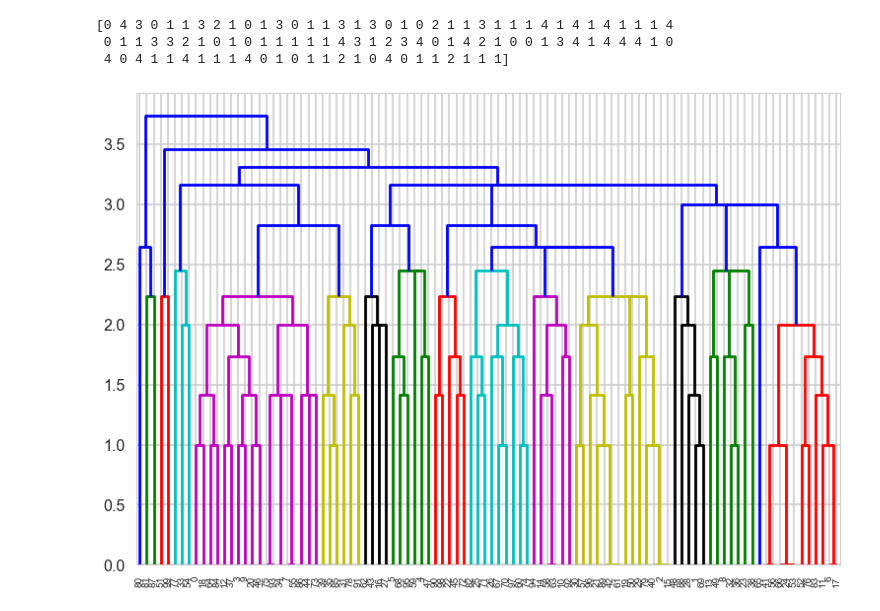
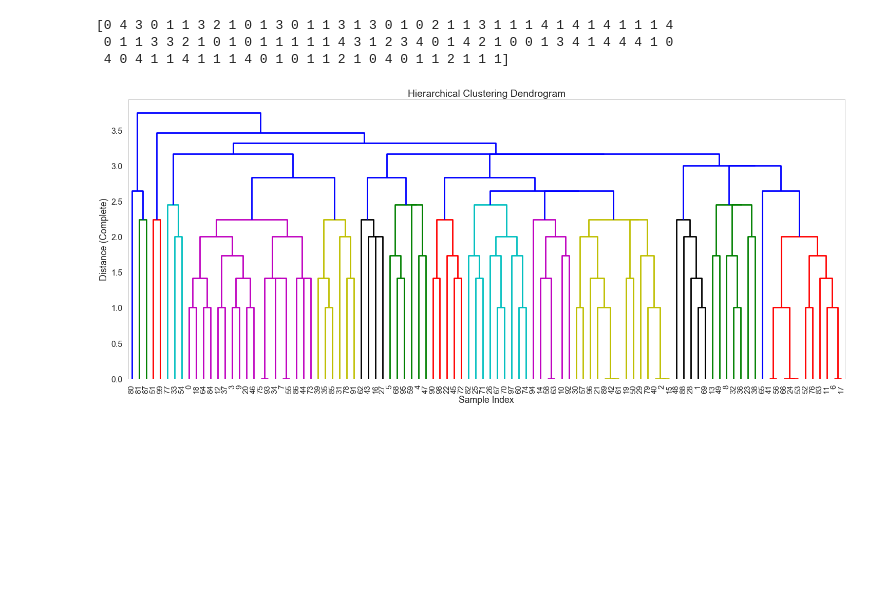
Before and after one commit to AOlden/sb-projects, a Jupyter notebook: clustering/Mini_Project_Clustering.ipynb, the cells around one changed output. Cells and saved outputs as stored; diff of their text form; code cells hidden in the pictures; blank space fills up the shorter version.

```diff
--- a/clustering/Mini_Project_Clustering.ipynb
+++ b/clustering/Mini_Project_Clustering.ipynb
@@ -580,11 +581,17 @@ print(clustering.labels_)
 # %%
 # Agglomerative/hierarchical clustering
 
-from scipy.cluster.hierarchy import dendrogram, linkage
+from scipy.cluster.hierarchy import dendrogram, linkage, fcluster
 
-# see link for parameter settings
 mergings = linkage(X, 'complete') #complete is method of calculating distance between newly formed clusters
-dendrogram(mergings, leaf_rotation = 90, leaf_font_size = 10)
+
+plt.figure(figsize=(25, 10))
+plt.title('Hierarchical Clustering Dendrogram')
+plt.xlabel('Sample Index')
+plt.ylabel('Distance (Complete)')
+plt.grid('off')
+
+dendrogram(mergings, leaf_rotation=90, leaf_font_size=15)
 plt.show()
 # %% [output]
-[figure, old version]
+[figure, new version]
```
Also changed, not shown: parts of 8 cells of this notebook.
